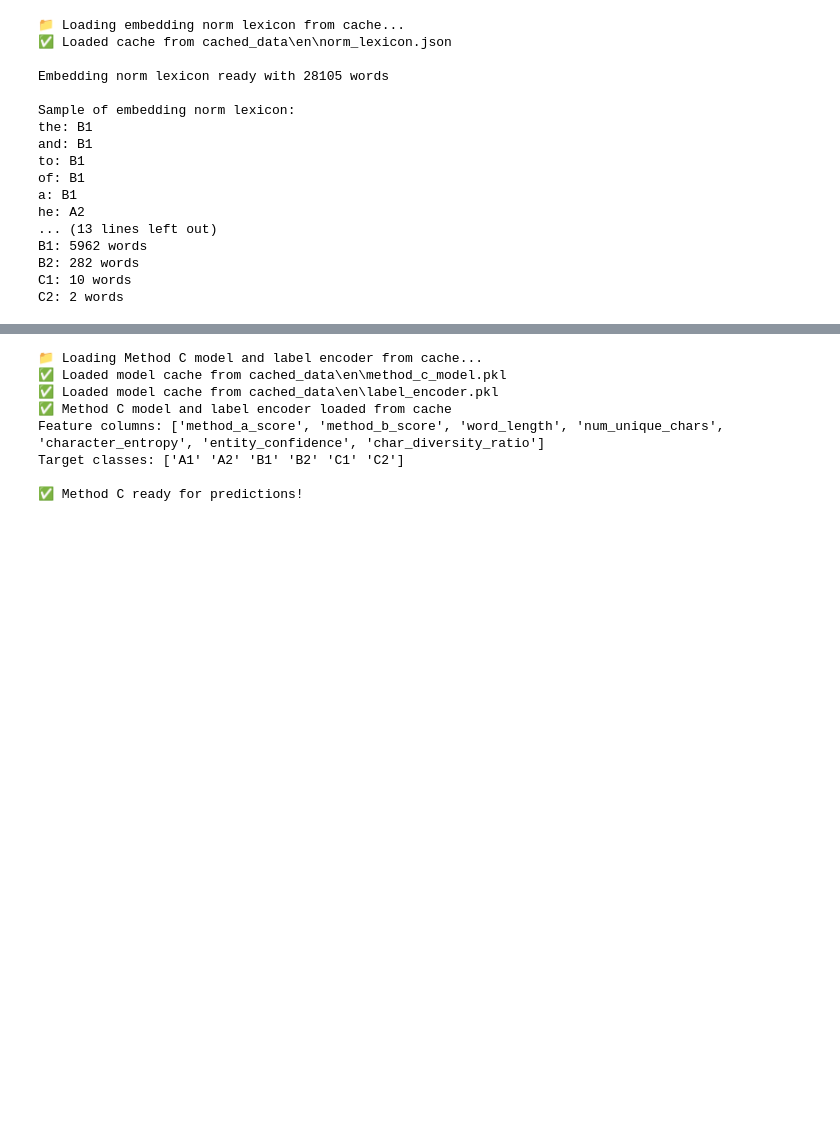
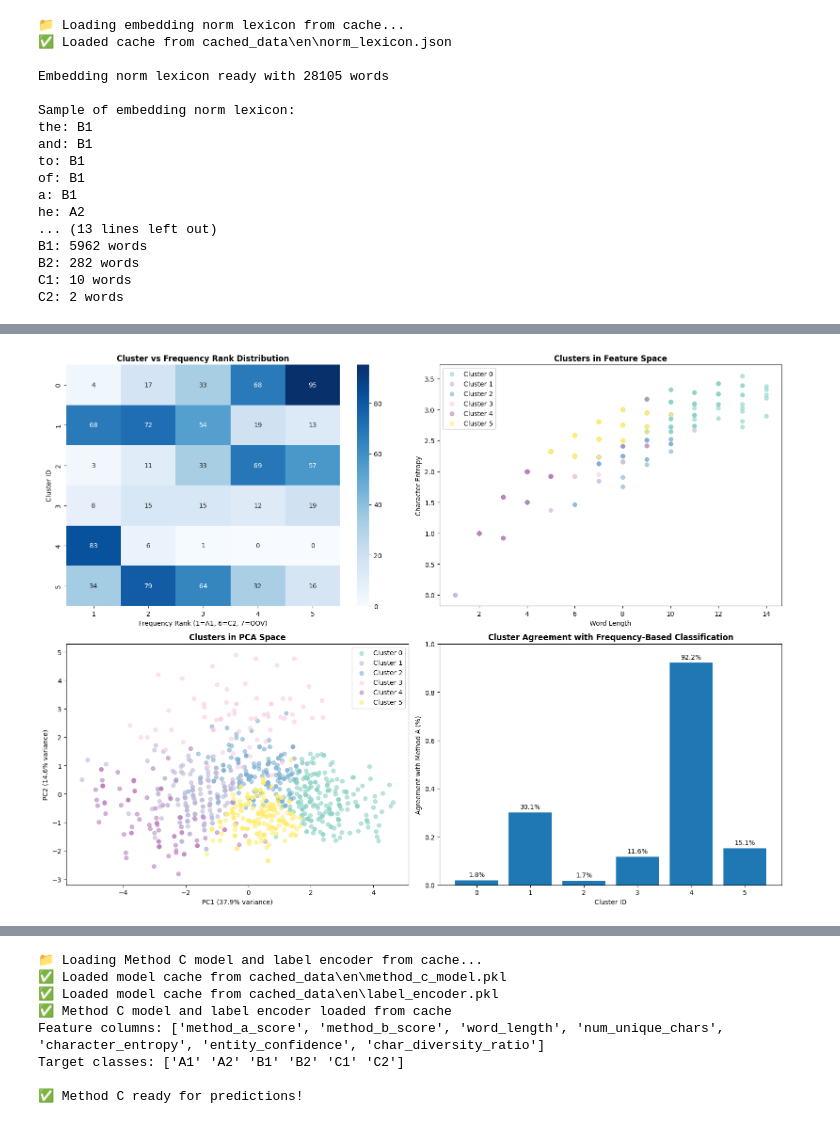
Before and after one commit to develgammal/Language-difficulty-assessment-using-NLP, a Jupyter notebook: multilingual_language_learning_tool.ipynb, the cells around one changed output, grey strips where cells are left out. Cells and saved outputs as stored; diff of their text form; code cells hidden in the pictures; blank space fills up the shorter version.

Commit message:
method d cluster experiment

```diff
--- a/multilingual_language_learning_tool.ipynb
+++ b/multilingual_language_learning_tool.ipynb
@@ -1206,0 +1435,92 @@ Name: count, dtype: int64
+# %%
+# Method C: Visualization and Validation
+print("\n📊 CLUSTERING VISUALIZATION AND VALIDATION")
+print("=" * 50)
+
+# Create visualizations
+fig, axes = plt.subplots(2, 2, figsize=(16, 12))
+
+# 1. Cluster vs Frequency Rank Distribution
+confusion_matrix_data = pd.crosstab(clustering_features_df['cluster'], clustering_features_df['freq_rank'])
+sns.heatmap(confusion_matrix_data, annot=True, fmt='d', cmap='Blues', ax=axes[0, 0])
+axes[0, 0].set_title('Cluster vs Frequency Rank Distribution', fontweight='bold')
+axes[0, 0].set_xlabel('Frequency Rank (1=A1, 6=C2, 7=OOV)')
+axes[0, 0].set_ylabel('Cluster ID')
+
+# 2. Cluster feature comparison (word length vs character entropy)
+colors = plt.cm.Set3(np.linspace(0, 1, 6))
+for cluster_id in range(6):
+    cluster_data = clustering_features_df[clustering_features_df['cluster'] == cluster_id]
+    axes[0, 1].scatter(cluster_data['word_length'], cluster_data['char_entropy'],
+                      alpha=0.6, c=[colors[cluster_id]], label=f'Cluster {cluster_id}')
+
+axes[0, 1].set_xlabel('Word Length')
+axes[0, 1].set_ylabel('Character Entropy')
+axes[0, 1].set_title('Clusters in Feature Space', fontweight='bold')
+axes[0, 1].legend()
+
+# 3. PCA visualization of clusters
+print("Computing PCA for visualization...")
+pca = PCA(n_components=2)
+X_pca = pca.fit_transform(X_scaled)
+
+for cluster_id in range(6):
+    cluster_mask = cluster_labels == cluster_id
+    axes[1, 0].scatter(X_pca[cluster_mask, 0], X_pca[cluster_mask, 1],
+                      alpha=0.6, c=[colors[cluster_id]], label=f'Cluster {cluster_id}')
+
+axes[1, 0].set_xlabel(f'PC1 ({pca.explained_variance_ratio_[0]:.1%} variance)')
+axes[1, 0].set_ylabel(f'PC2 ({pca.explained_variance_ratio_[1]:.1%} variance)')
+axes[1, 0].set_title('Clusters in PCA Space', fontweight='bold')
+axes[1, 0].legend()
+
+# 4. Agreement with Method A (Frequency)
+agreement_data = []
+for _, row in clustering_features_df.iterrows():
+    freq_tier = rank_to_cefr[row['freq_rank']]
+    cluster_tier = cluster_to_cefr.get(row['cluster'], 'C2')
+    agreement = 1 if freq_tier == cluster_tier else 0
+    agreement_data.append(agreement)
+
+clustering_features_df['agrees_with_freq'] = agreement_data
+agreement_by_cluster = clustering_features_df.groupby('cluster')['agrees_with_freq'].mean()
+
+bars = axes[1, 1].bar(range(6), agreement_by_cluster.values)
+axes[1, 1].set_xlabel('Cluster ID')
+axes[1, 1].set_ylabel('Agreement with Method A (%)')
+axes[1, 1].set_title('Cluster Agreement with Frequency-Based Classification', fontweight='bold')
+axes[1, 1].set_ylim(0, 1)
+
+# Add percentage labels on bars
+for i, bar in enumerate(bars):
+    height = bar.get_height()
+    axes[1, 1].text(bar.get_x() + bar.get_width()/2., height + 0.01,
+                   f'{height:.1%}', ha='center', va='bottom')
+
+plt.tight_layout()
+plt.show()
+
+# Calculate overall metrics
+overall_agreement = np.mean(agreement_data)
+print(f"\n📈 CLUSTERING VALIDATION METRICS")
+print("=" * 40)
+print(f"Overall agreement with Method A: {overall_agreement:.1%}")
+print(f"Number of clusters mapped: {len(cluster_to_cefr)}/6")
+print(f"Words successfully clustered: {len(clustering_features_df)}")
+
+# Compare cluster characteristics
+print("\n🔬 CLUSTER CHARACTERISTICS SUMMARY")
+print("=" * 40)
+for cluster_id in range(6):
+    cefr_mapped = cluster_to_cefr.get(cluster_id, 'Unmapped')
+    analysis = cluster_analysis[cluster_id]
+    print(f"Cluster {cluster_id} → {cefr_mapped}")
+    print(f"  Size: {analysis['size']} words")
+    print(f"  Avg length: {analysis['avg_length']:.1f} chars")
+    print(f"  Char entropy: {analysis['avg_entropy']:.2f}")
+    print(f"  Proper noun ratio: {analysis['proper_noun_ratio']:.1%}")
+    print(f"  Agreement with freq: {agreement_by_cluster[cluster_id]:.1%}")
+    print()
+
+print("✅ Method C clustering analysis complete!")
+# %% [output]
@@ -1206,0 +1531 @@ Name: count, dtype: int64
+[figure, added]
```
Also changed, not shown: parts of 20 cells of this notebook, 1 other file.
